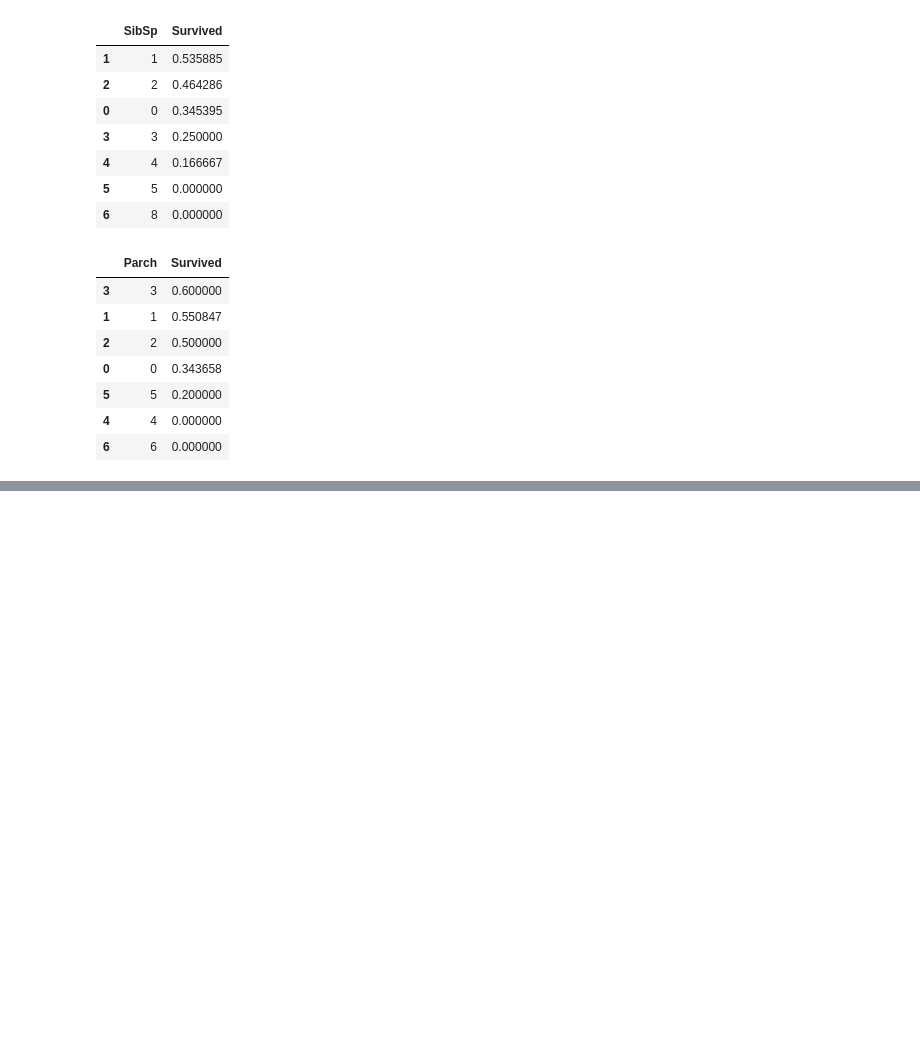
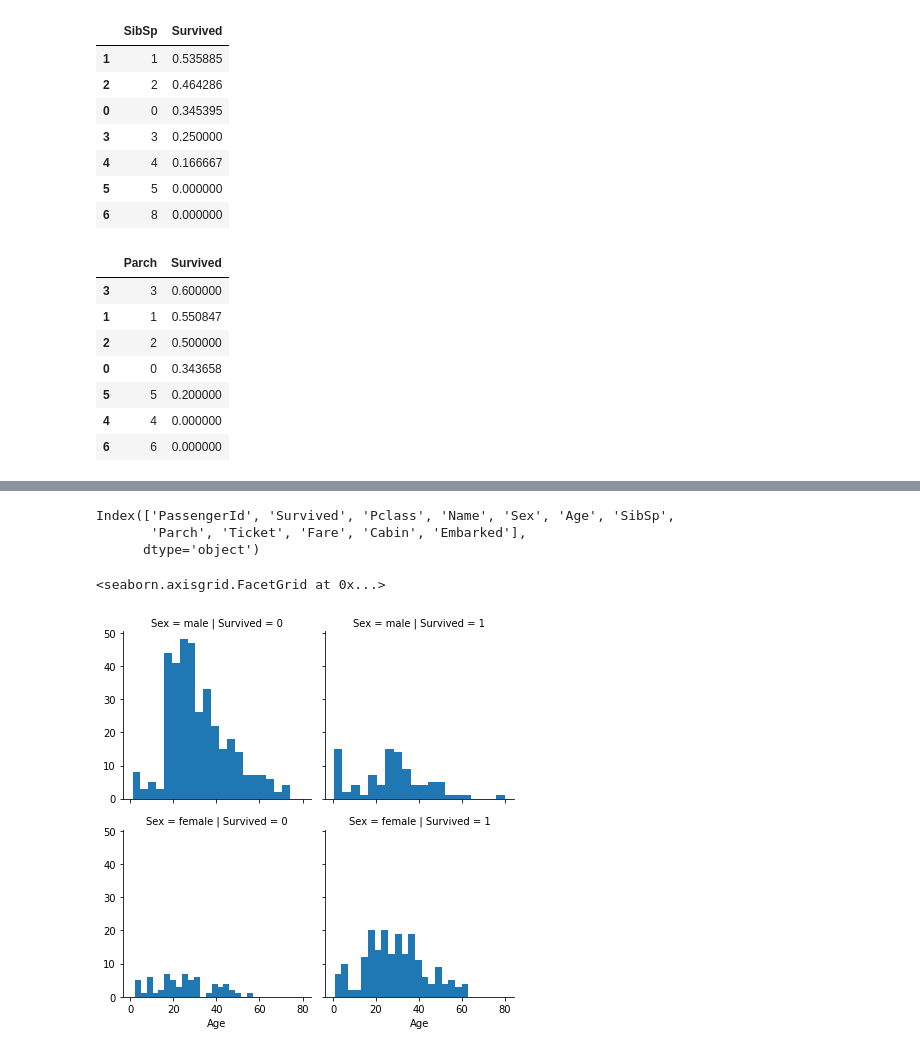
Before and after one commit to ParkSungHyon/kaggle_test, a Jupyter notebook: titanic/titanic_main.ipynb, the cells around one changed output, grey strips where cells are left out. Drawn from its saved outputs; the diff is of its cells as text; code cells hidden in the pictures; blank space fills up the shorter version.

```diff
--- a/titanic/titanic_main.ipynb
+++ b/titanic/titanic_main.ipynb
@@ -94,0 +95,6 @@ g.map(plt.hist, 'Age', bins=20)
+# %%
+train_df.columns
+# %% [output]
+Index(['PassengerId', 'Survived', 'Pclass', 'Name', 'Sex', 'Age', 'SibSp',
+       'Parch', 'Ticket', 'Fare', 'Cabin', 'Embarked'],
+      dtype='object')
@@ -94,0 +103,6 @@ g.map(plt.hist, 'Age', bins=20)
+# %%
+g = sns.FacetGrid(train_df, col='Survived', row='Sex' )
+g.map(plt.hist, 'Age', bins=20)
+# %% [output]
+<seaborn.axisgrid.FacetGrid at 0x...>
+[figure, added]
```
Also changed, not shown: parts of 4 cells of this notebook.
